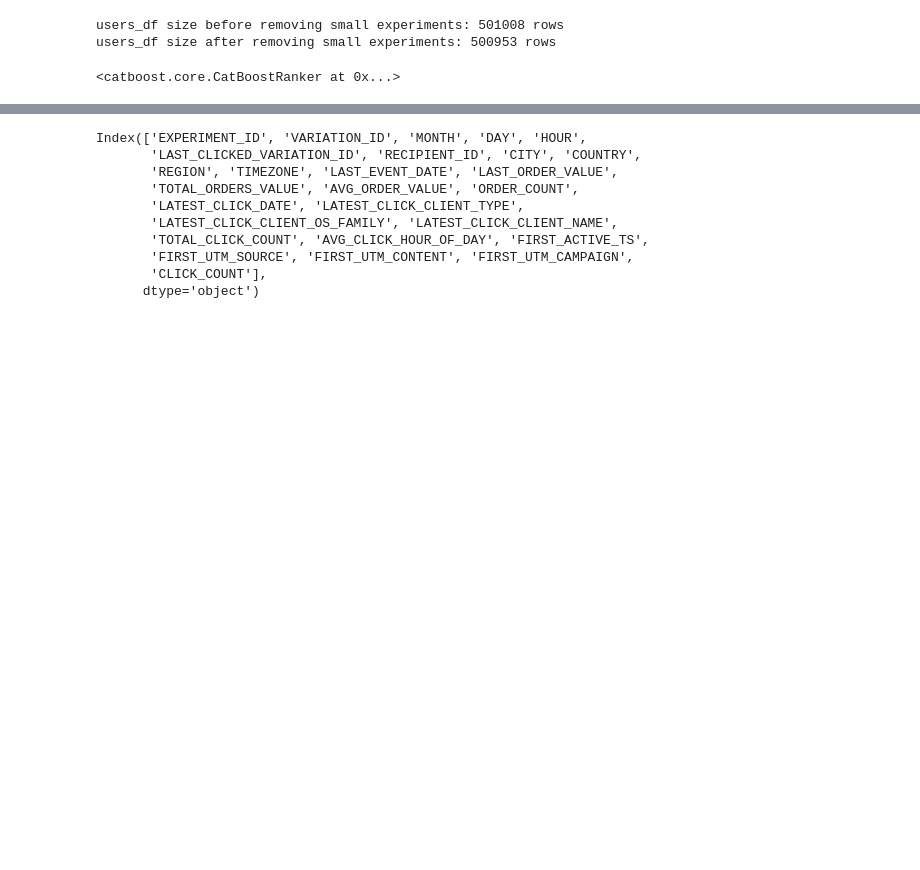
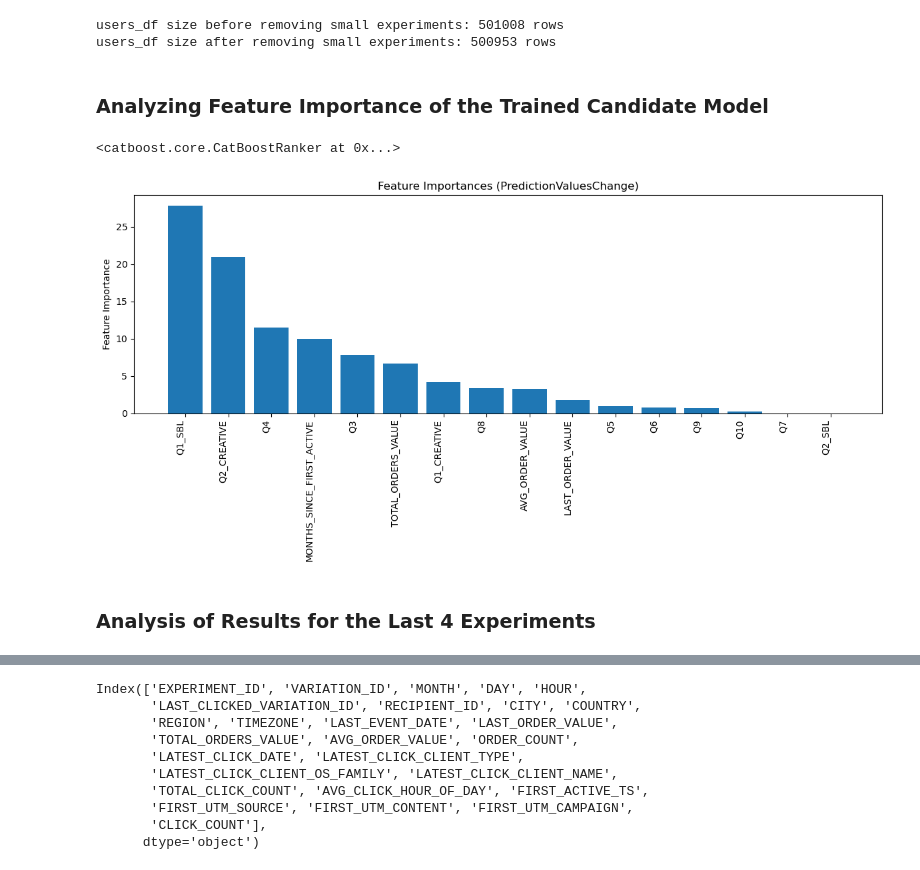
Before and after one commit to broniyk/CreativeRank, a Jupyter notebook: notebooks/candidate_model _analysis.ipynb, the cells around one changed output, grey strips where cells are left out. Cells and saved outputs as stored; diff of their text form; code cells hidden in the pictures; blank space fills up the shorter version.

```diff
--- a/notebooks/candidate_model _analysis.ipynb
+++ b/notebooks/candidate_model _analysis.ipynb
@@ -23,8 +29,36 @@ test_df, test_pool, test_group_ids, X_test, y_test = get_pooled_dataset(test_dat
-# %%
-ranker = CatBoostRanker()
-ranker.load_model("./ranking_candidate_model.cbm")
-# %% [output]
-<catboost.core.CatBoostRanker at 0x...>
+# %% [markdown]
+### Analyzing Feature Importance of the Trained Candidate Model
+# %%
+# Load trained catboost model
+ranker = CatBoostRanker()
+ranker.load_model("./cpu_ranking_candidate_model.cbm")
+# %% [output]
+<catboost.core.CatBoostRanker at 0x...>
+# %%
+# Get feature importance using PredictionValuesChange method
+# This method works better for ranking models and returns one value per feature
+importances = ranker.get_feature_importance(type='PredictionValuesChange')
+
+# Create a DataFrame with feature names and their importances
+feat_importances = pd.DataFrame({
+    'feature': ranker.feature_names_,
+    'importance': importances
+})
+
+# Sort by importance descending
+feat_importances = feat_importances.sort_values('importance', ascending=False)
+
+plt.figure(figsize=(12, 6))
+plt.bar(feat_importances['feature'], feat_importances['importance'])
+plt.xticks(rotation=90, ha='right')
+plt.ylabel('Feature Importance')
+plt.title('Feature Importances (PredictionValuesChange)')
+plt.tight_layout()
+plt.show()
+# %% [output]
+[figure, added]
+# %% [markdown]
+### Analysis of Results for the Last 4 Experiments
 # %%
 scores = ranker.predict(test_pool)
 preds = test_df.assign(
```
Also changed, not shown: parts of 3 cells of this notebook, 12 other files.
